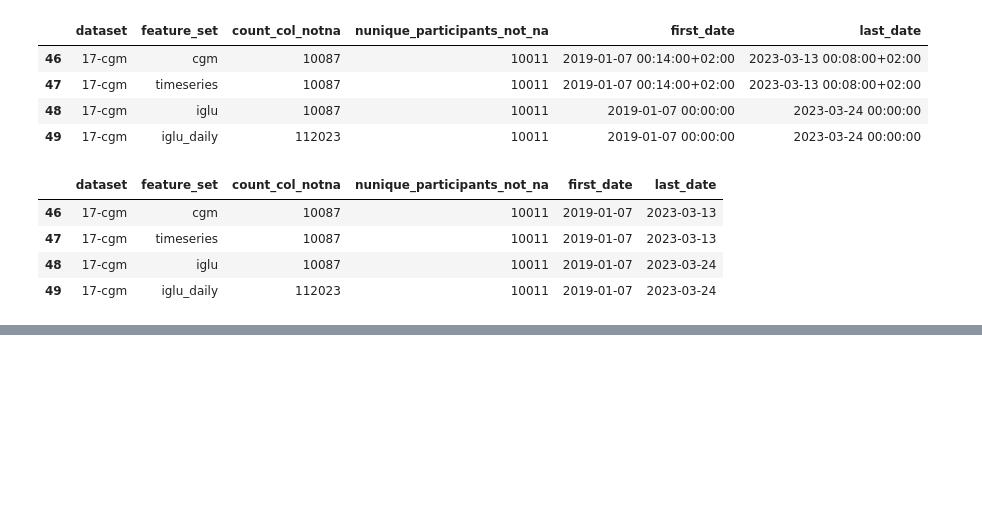
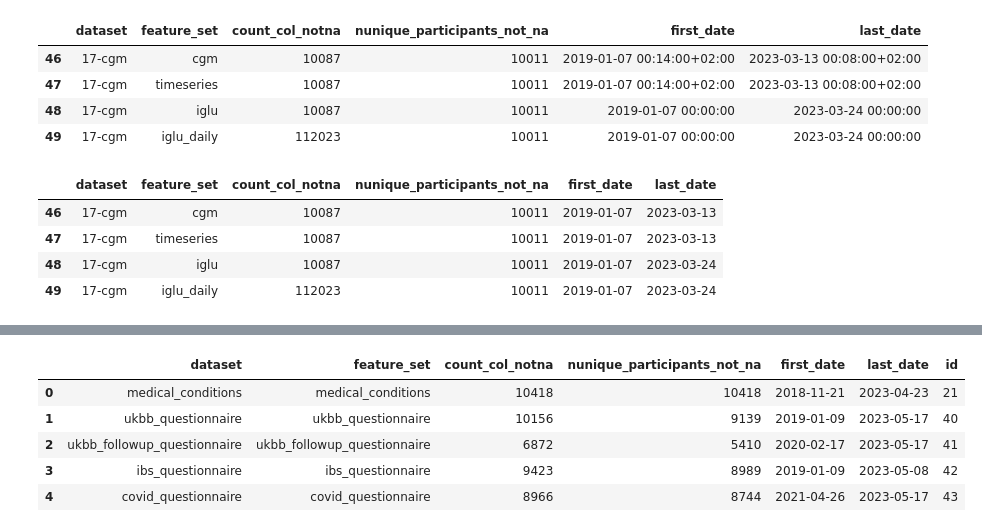
Before and after one commit to pheno-ai/pheno-docs, a Jupyter notebook: pheno_knowledge_base/src/create_available_data.ipynb, the cells around one changed output, grey strips where cells are left out. Saved outputs shown, nothing was run; the diff lists cells and outputs as text; code cells hidden in the pictures; blank space fills up the shorter version.

```diff
--- a/pheno_knowledge_base/src/create_available_data.ipynb
+++ b/pheno_knowledge_base/src/create_available_data.ipynb
@@ -263,0 +301,2 @@ df_convert.to_csv('s3://ds-users/mariag/pheno_master_data_collection_v1_1_count_
+# %%
+df_res_q = dict()
@@ -263,0 +355,25 @@ df_convert.to_csv('s3://ds-users/mariag/pheno_master_data_collection_v1_1_count_
+# %%
+res_q = pd.DataFrame.from_dict(df_res_q).T
+res_q = res_q.reset_index()
+
+res_q["first_date"] = res_q["first_date"].apply(str)
+res_q["last_date"] = res_q["last_date"].apply(str)
+
+# Convert all the dates in the DataFrame to datetime objects
+res_q["first_date"] = res_q["first_date"].apply(convert_date_string)
+res_q["last_date"] = res_q["last_date"].apply(convert_date_string)
+
+
+res_q[['id', 'dataset']] = res_q['index'].apply(split_dataset)
+res_q['feature_set'] = res_q['dataset']
+res_q.drop('index', axis=1, inplace=True)
+res_q = res_q[['dataset', 'feature_set', 'count_col_notna', 'nunique_participants_not_na', 'first_date', 'last_date', 'id']]
+# %%
+res_q.head()
+# %% [output]
+|  | dataset | feature_set | count_col_notna | nunique_participants_not_na | first_date | last_date | id |
+| 0 | medical_conditions | medical_conditions | 10418 | 10418 | 2018-11-21 | 2023-04-23 | 21 |
+| 1 | ukbb_questionnaire | ukbb_questionnaire | 10156 | 9139 | 2019-01-09 | 2023-05-17 | 40 |
+| 2 | ukbb_followup_questionnaire | ukbb_followup_questionnaire | 6872 | 5410 | 2020-02-17 | 2023-05-17 | 41 |
+| 3 | ibs_questionnaire | ibs_questionnaire | 9423 | 8989 | 2019-01-09 | 2023-05-08 | 42 |
+| 4 | covid_questionnaire | covid_questionnaire | 8966 | 8744 | 2021-04-26 | 2023-05-17 | 43 |
```
Also changed, not shown: parts of 31 cells of this notebook, 1 other file.
